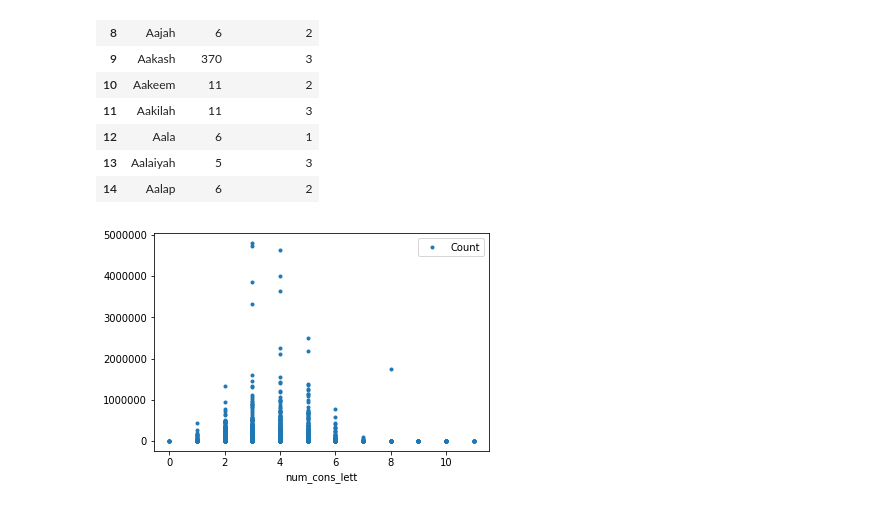
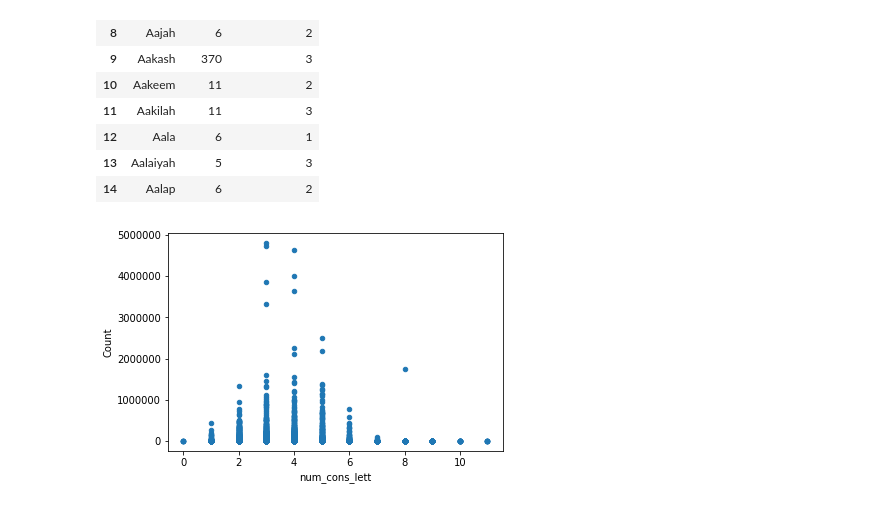
Before and after one commit to LLevella/4-2, a Jupyter notebook: 4-2.ipynb, the cells around one changed output. Saved outputs shown, nothing was run; the diff lists cells and outputs as text; code cells hidden in the pictures.

```diff
--- a/4-2.ipynb
+++ b/4-2.ipynb
@@ -196,6 +196,6 @@ group_data_without_years.head(15)
 | 13 | Aalaiyah | 5 | 3 |
 | 14 | Aalap | 6 | 2 |
 # %%
-group_data_without_years.plot(x='num_cons_lett', y='Count', style='o', markersize=3);
+group_data_without_years.plot.scatter(x='num_cons_lett', y='Count');
 # %% [output]
-[figure, old version]
+[figure, new version]
```
